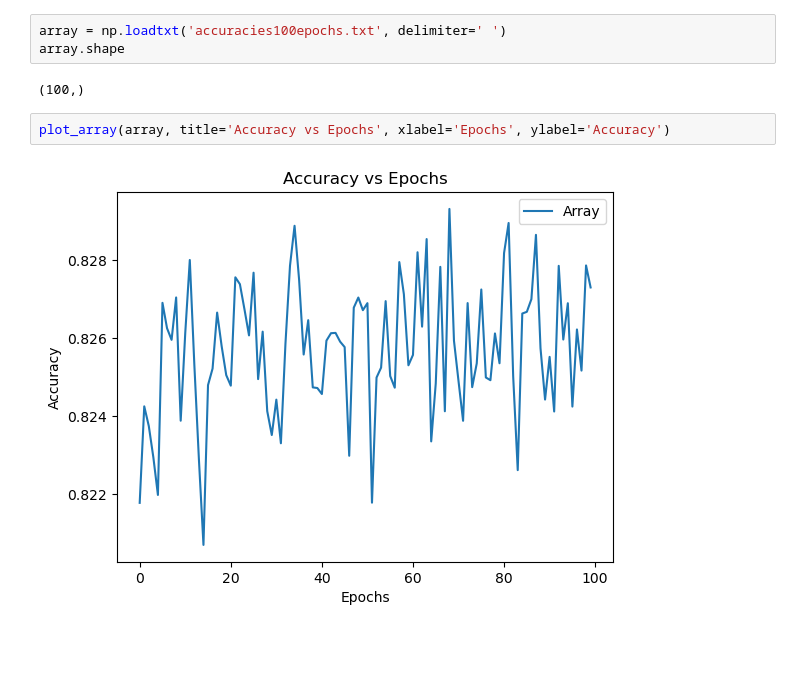
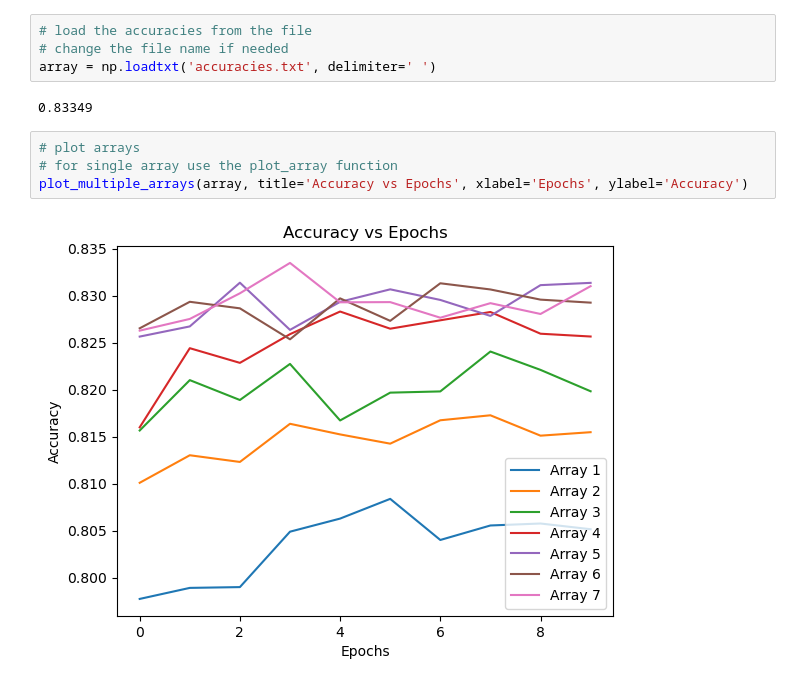
Before and after one commit to zytros/CIL, a Jupyter notebook: notebooks/PCA2.ipynb, the cells around one changed output. Drawn from its saved outputs; the diff is of its cells as text; blank space fills up the shorter version.

```diff
--- a/notebooks/PCA2.ipynb
+++ b/notebooks/PCA2.ipynb
@@ -39,12 +41,15 @@ def plot_array(array, label='Array', title='Array Plot', xlabel='X-axis', ylabel
     plt.ylabel(ylabel)
     plt.legend()
     plt.show()
-# %%
-array = np.loadtxt('accuracies100epochs.txt', delimiter=' ')
-array.shape
-# %% [output]
-(100,)
+# %%
+# load the accuracies from the file
+# change the file name if needed
+array = np.loadtxt('accuracies.txt', delimiter=' ')
+# %% [output]
+0.83349
 # %%
-plot_array(array, title='Accuracy vs Epochs', xlabel='Epochs', ylabel='Accuracy')
+# plot arrays
+# for single array use the plot_array function
+plot_multiple_arrays(array, title='Accuracy vs Epochs', xlabel='Epochs', ylabel='Accuracy')
 # %% [output]
-[figure, old version]
+[figure, new version]
```
Also changed, not shown: parts of 2 cells of this notebook, 2 other files.
